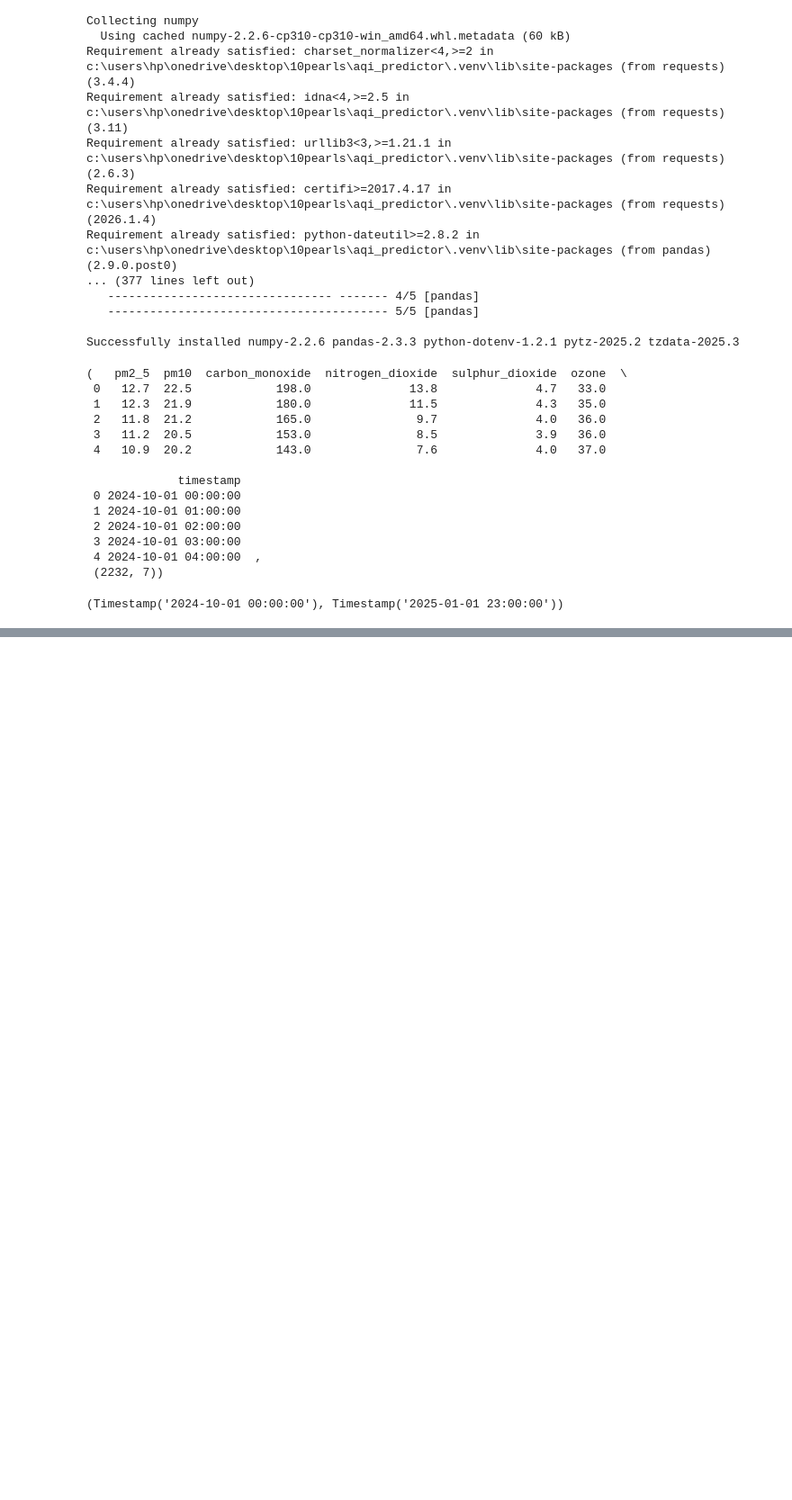
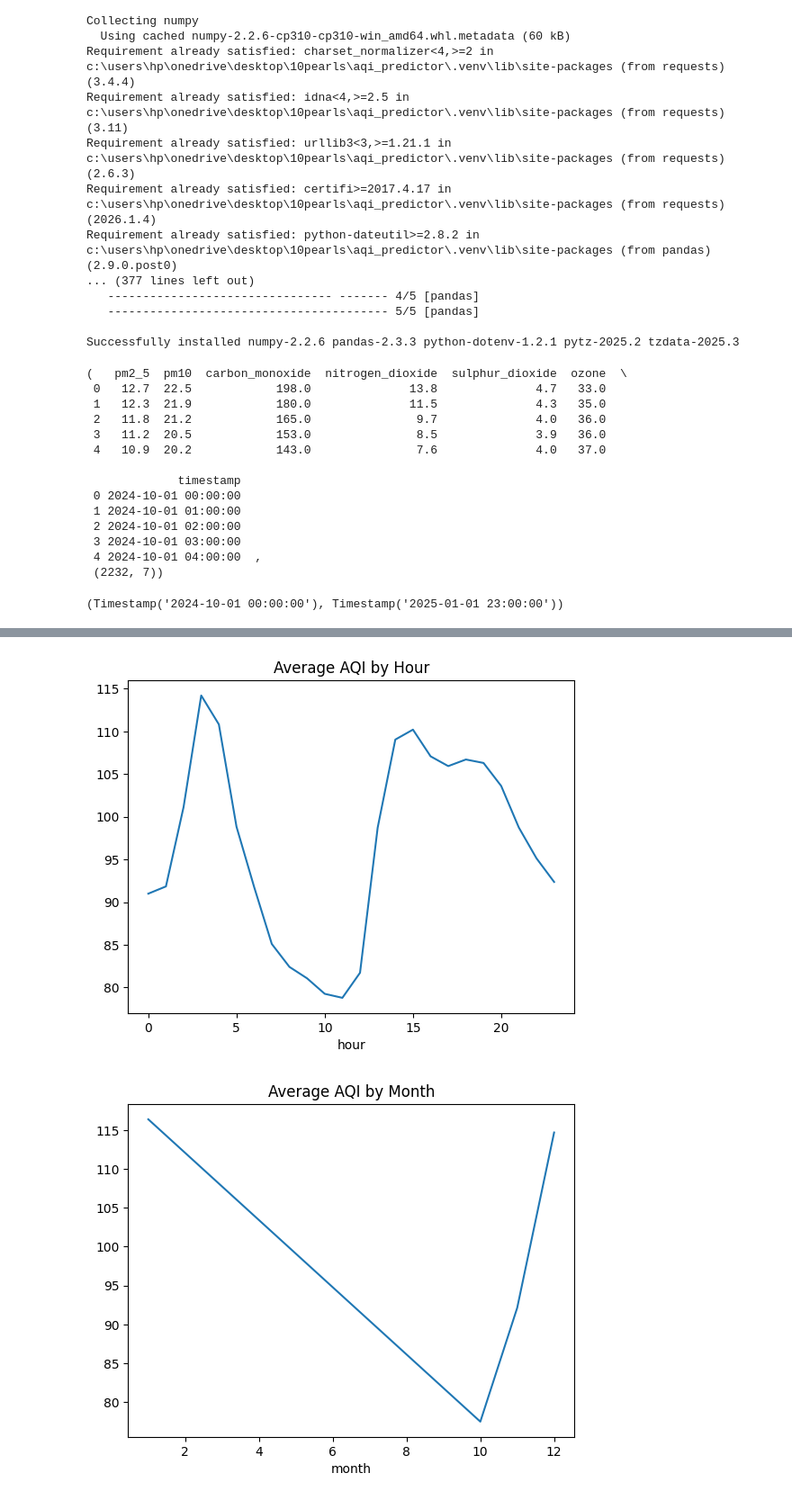
Before and after one commit to zeemen2724/AQI_Predictor, a Jupyter notebook: src/notebooks/eda.ipynb, the cells around one changed output, grey strips where cells are left out. Shown at 90% size. Saved outputs shown, nothing was run; the diff lists cells and outputs as text; code cells hidden in the pictures; blank space fills up the shorter version.

```diff
--- a/src/notebooks/eda.ipynb
+++ b/src/notebooks/eda.ipynb
@@ -66,0 +184,9 @@ df["timestamp"].min(), df["timestamp"].max()
+# %%
+df.groupby("hour")["aqi"].mean().plot(title="Average AQI by Hour")
+plt.show()
+
+df.groupby("month")["aqi"].mean().plot(title="Average AQI by Month")
+plt.show()
+# %% [output]
+[figure, added]
+[figure, added]
```
Also changed, not shown: parts of 10 cells of this notebook, 6 other files.
